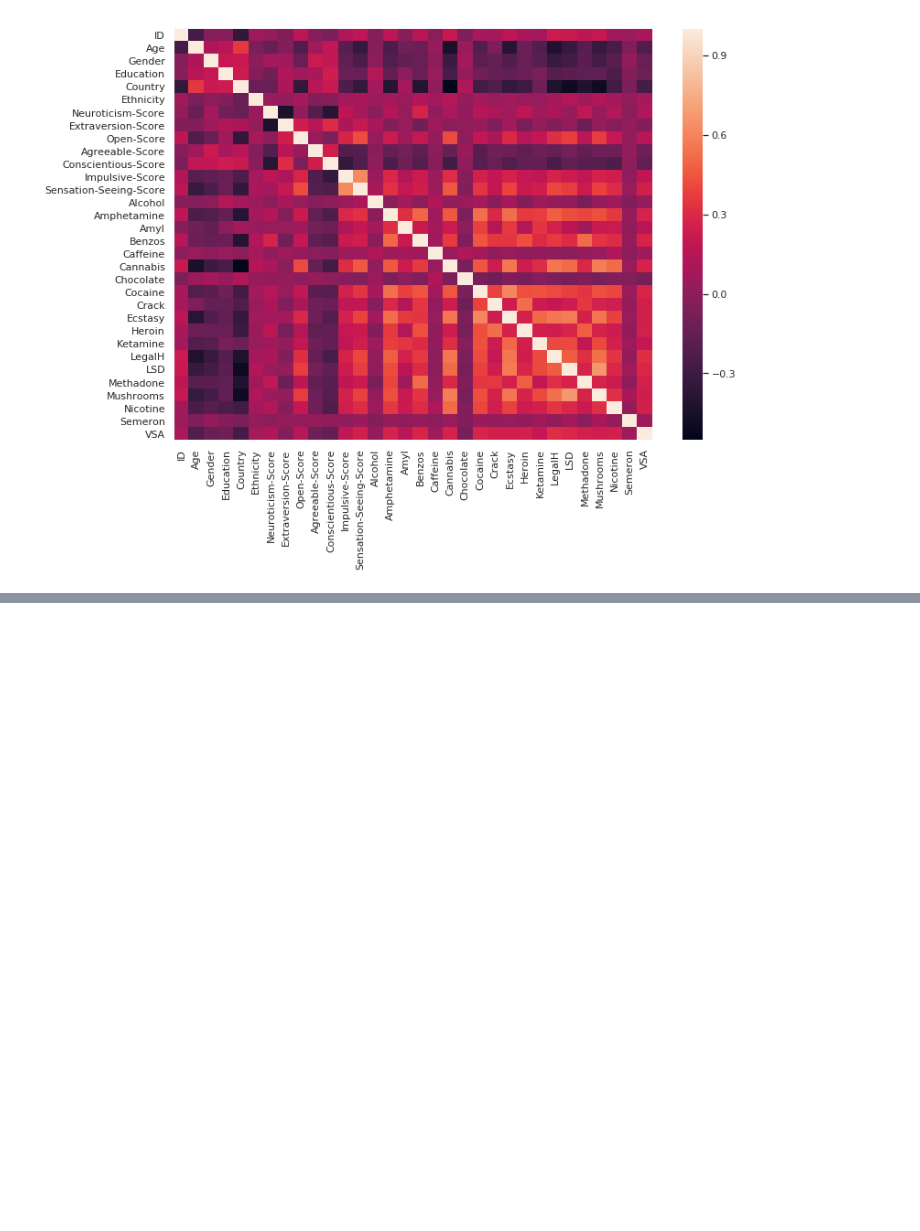
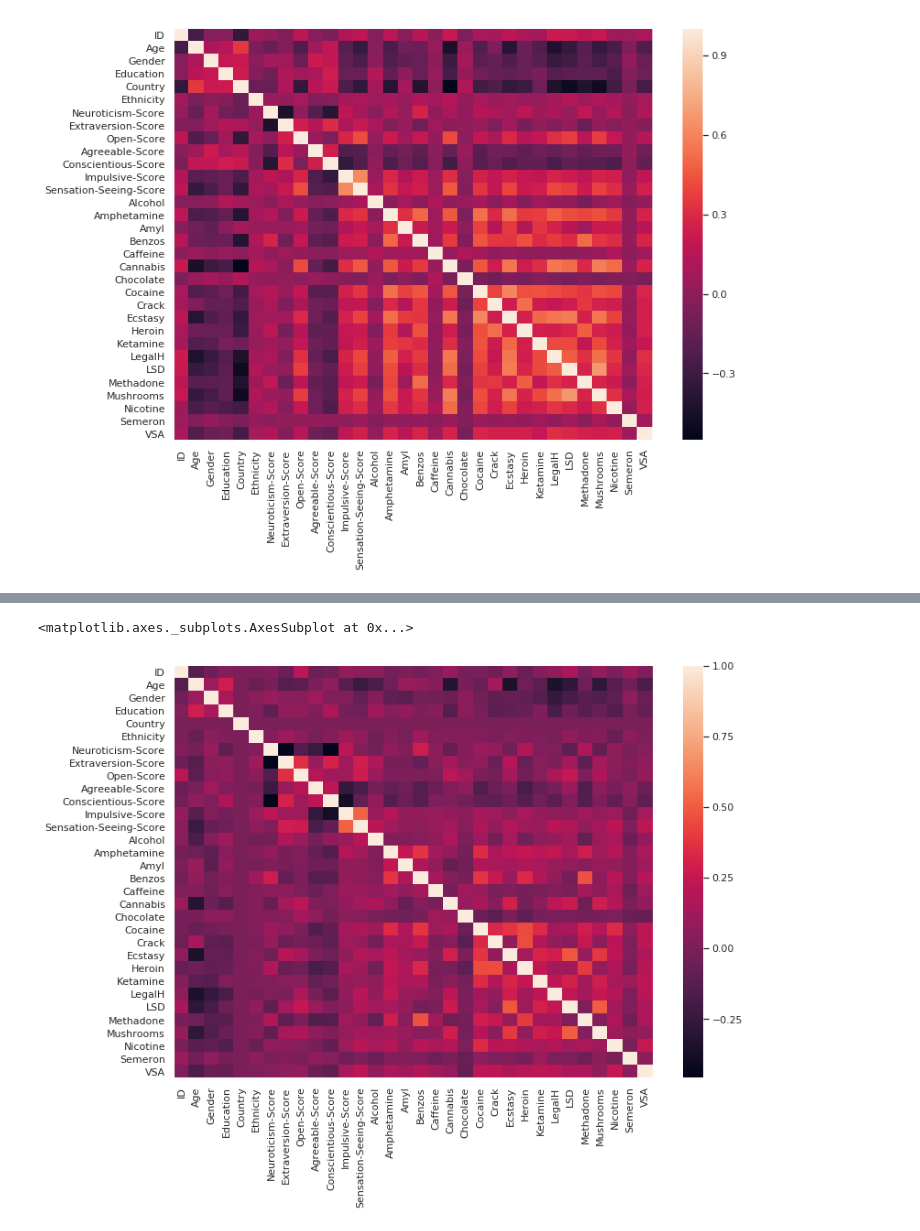
Before and after one commit to coopwilliams/Big-5-Traits-and-Recreational-Drugs, a Jupyter notebook: Big5_drugs_exploration.ipynb, the cells around one changed output, grey strips where cells are left out. Cells and saved outputs as stored; diff of their text form; code cells hidden in the pictures; blank space fills up the shorter version.

```diff
--- a/Big5_drugs_exploration.ipynb
+++ b/Big5_drugs_exploration.ipynb
@@ -186,0 +168,12 @@ uk = df_country[6]
+# %%
+usa_corr = usa.corr()
+uk_corr = uk.corr()
+
+sns.set(rc={'figure.figsize':(11.7,8.27)})
+sns.heatmap(usa_corr,
+           xticklabels=corr.columns,
+           yticklabels=corr.columns)
+# corr heatmap for USA
+# %% [output]
+<matplotlib.axes._subplots.AxesSubplot at 0x...>
+[figure, added]
```
Also changed, not shown: parts of 5 cells of this notebook.
